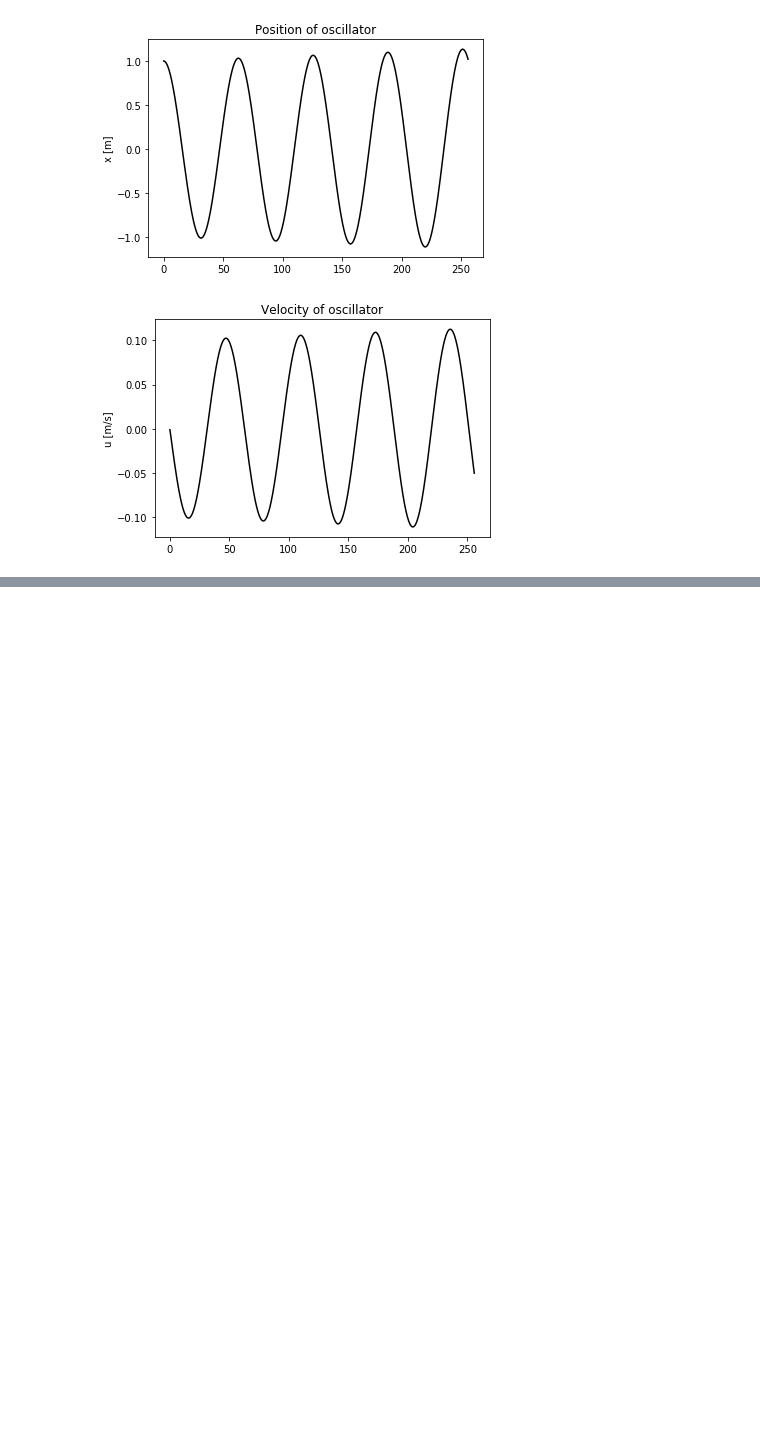
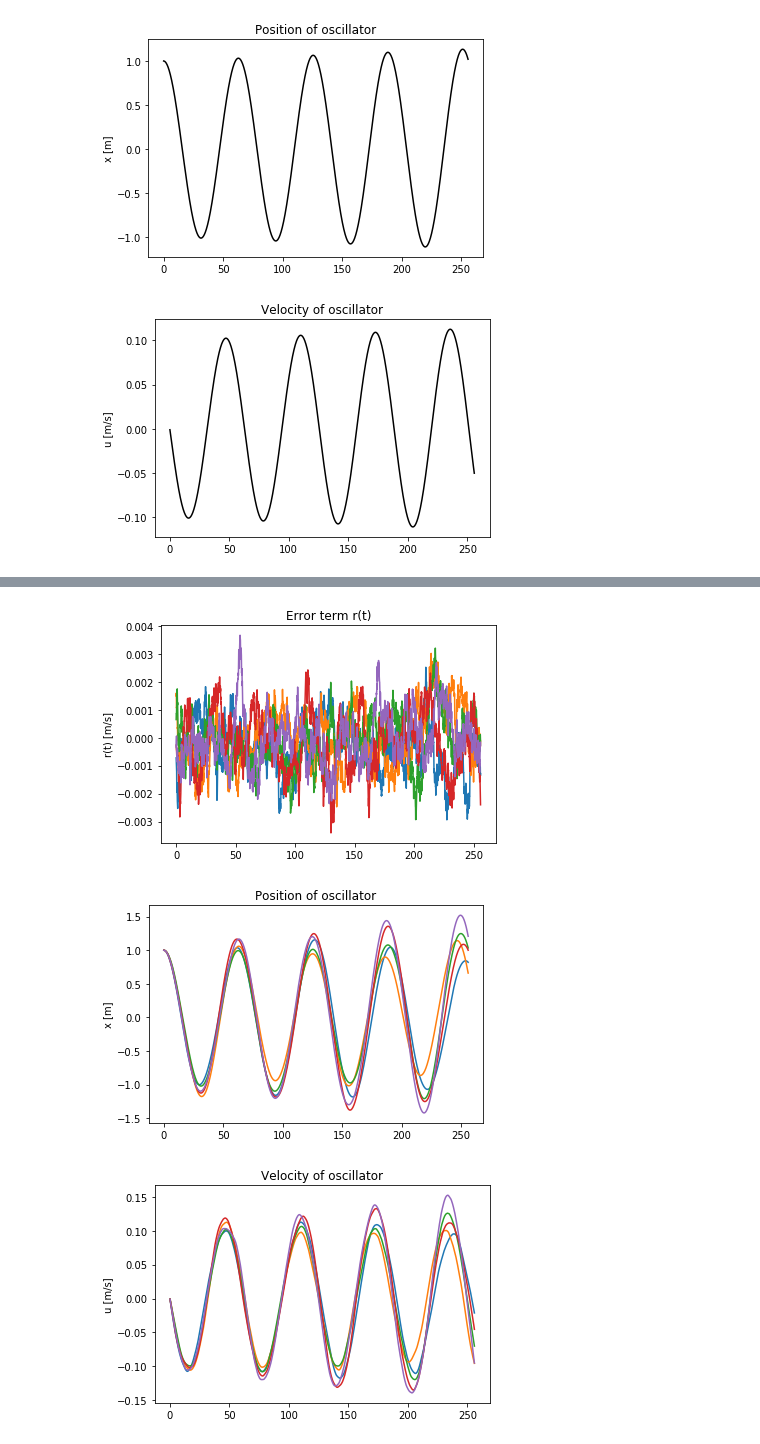
Before and after one commit to robot144/sde, a Jupyter notebook: 2_stochastic_differential_equation.ipynb, the cells around one changed output, grey strips where cells are left out. Cells and saved outputs as stored; diff of their text form; code cells hidden in the pictures; blank space fills up the shorter version.

```diff
--- a/2_stochastic_differential_equation.ipynb
+++ b/2_stochastic_differential_equation.ipynb
@@ -44,0 +62,47 @@ plt.show()
+# %%
+from scipy.linalg import sqrtm
+L=256
+s=5 #number of samples
+dt=0.1
+c=0.1
+sigma_r=0.001
+T=5.0
+t_all = np.arange(dt,L,dt)
+n=len(t_all)
+
+# create random samples for r(t) using its covariance
+t2=np.ones((n,1)) @ t_all.reshape(1,n)
+c_r = sigma_r**2 * np.exp((-1.0/T) * np.abs(t2-t2.transpose()))
+c_r_sqrt = sqrtm(c_r)
+r=c_r_sqrt @ np.random.randn(n,s)
+
+#integrate the system for
+x=np.array([[1],[0]]) @ np.ones((1,s))
+x_all=np.zeros((2,s,n))
+A=np.array([[1.0,dt],[-c**2*dt, 1.0]]) #discretized oscillator with Euler-forward
+
+i=0
+for t in t_all:
+    x=A @ x #matrix multiplication
+    x[1,:]=x[1,:] + dt*r[i] #add error also Euler-forward
+    x_all[:,:,i]=x[:,:]
+    i=i+1
+
+plt.plot(t_all,r,'-')
+plt.title("Error term r(t)")
+plt.ylabel('r(t) [m/s]')
+plt.show()
+
+plt.plot(t_all,x_all[0,:,:].transpose(),'-')
+plt.title("Position of oscillator")
+plt.ylabel('x [m]')
+plt.show()
+
+plt.plot(t_all,x_all[1,:,:].transpose(),'-')
+plt.title("Velocity of oscillator")
+plt.ylabel('u [m/s]')
+plt.show()
+# %% [output]
+[figure, added]
+[figure, added]
+[figure, added]
```
Also changed, not shown: parts of 4 cells of this notebook.
